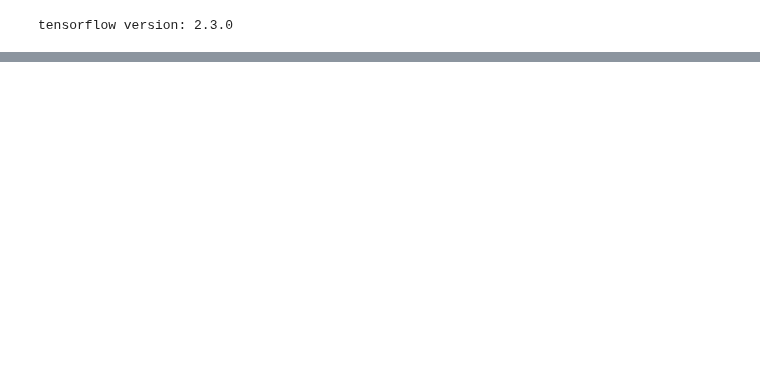
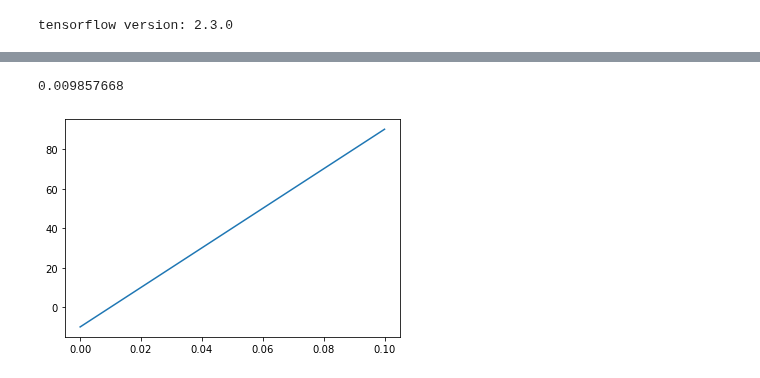
Before and after one commit to OlivierCodol/MotorNet, a Jupyter notebook: notebooks/oliviers_playground/compliant_tendon.ipynb, the cells around one changed output, grey strips where cells are left out. Saved outputs shown, nothing was run; the diff lists cells and outputs as text; code cells hidden in the pictures; blank space fills up the shorter version.

```diff
--- a/notebooks/oliviers_playground/compliant_tendon.ipynb
+++ b/notebooks/oliviers_playground/compliant_tendon.ipynb
@@ -28,3 +72,72 @@ tensorflow version: 2.3.0
+# %%
+sloplin = 1000.
+s_as = 1 / sloplin
+min_iso_force = 1.
+max_iso_force = 1000.
+f_iso_n_den = .66 ** 2
+b_rel_st_den = 5e-3 - 0.3
+lin_thres = 0.01
+
+active_force = np.linspace(0., 0.1, 101).astype('float32').reshape((-1,1))
+F = active_force
+norm_muscle_len = 0.53
+q = .02
+
+
+f_iso_n = 1 + (- norm_muscle_len ** 2 + 2 * norm_muscle_len - 1) / f_iso_n_den
+f_iso_n = tf.maximum(f_iso_n, min_iso_force / max_iso_force)
+
+q_f_iso_n = f_iso_n * q
+not_use_lin = q_f_iso_n >= lin_thres
+print(q_f_iso_n.numpy())
+
+new_muscle_vel_lin = sloplin * (active_force - q_f_iso_n)
+transition_line = sloplin * (active_force - lin_thres)
+
+# a_rel_st = tf.where(norm_muscle_len > 1., .41 * f_iso_n, .41)
+# b_rel_st = tf.where(q < 0.3, 5.2 * (1 - .9 * ((q - 0.3) / b_rel_st_den)) ** 2, 5.2)
+# (active_force - f_iso_n * b_rel_st) / a_rel_st
+# (active_force - f_iso_n * b_rel_st) / a_rel_st
+
+
+a_rel_st = tf.where(norm_muscle_len > 1., .41 * f_iso_n, .41)
+b_rel_st = tf.where(q < 0.3, 5.2 * (1 - .9 * ((q - 0.3) / b_rel_st_den)) ** 2, 5.2)
+
+dvdf_isom_con = b_rel_st / (q * (f_iso_n + a_rel_st))  # slope in the isometric point at wrt concentric part
+dfdvcon0 = 1. / dvdf_isom_con
+
+p1 = -(q_f_iso_n * 0.5) / (s_as - dfdvcon0 * 2)
+p3 = - 1.5 * q_f_iso_n
+p4 = - s_as
+p2_containing_term = (4 * ((q_f_iso_n * 0.5) ** 2) * p4) / (s_as - dfdvcon0 * 2)
+
+sqrt_term = active_force ** 2 - 2 * active_force * p1 * p4 + \
+    2 * active_force * p3 + p1 ** 2 * p4 ** 2 - 2 * p1 * p3 * p4 + p2_containing_term + p3 ** 2
+# cond = tf.where(tf.logical_and(tf.logical_and(sqrt_term < 0, active_force >= q_f_iso_n), not_use_lin), -1, 1)
+cond = tf.where(tf.logical_and(sqrt_term < 0, active_force >= q_f_iso_n), -1, 1)
+tf.debugging.assert_non_negative(cond, message='root that should be used is negative.')
+sqrt_term = tf.maximum(sqrt_term, 0.)
+
+new_muscle_vel_nom = tf.where(
+    active_force < q_f_iso_n,
+    b_rel_st * (active_force - q_f_iso_n),
+    -active_force + p1 * s_as - p3 - tf.sqrt(sqrt_term)
+)
+new_muscle_vel_den = tf.where(
+    active_force < q_f_iso_n,
+    active_force + q * a_rel_st,
+    -2 * s_as,
+)
+
+v = tf.minimum(new_muscle_vel_nom / new_muscle_vel_den, transition_line)
+# v = new_muscle_vel_nom / new_muscle_vel_den
+v = tf.where(not_use_lin, v, new_muscle_vel_lin)
+
+plt.plot(F, v)
+plt.show()
+# %% [output]
+0.009857668
+[figure, added]
 # %%
 arm = CompliantTendonArm(timestep=0.0001, min_activation=0.01)
 
```
Also changed, not shown: parts of 10 cells of this notebook, 3 other files.
